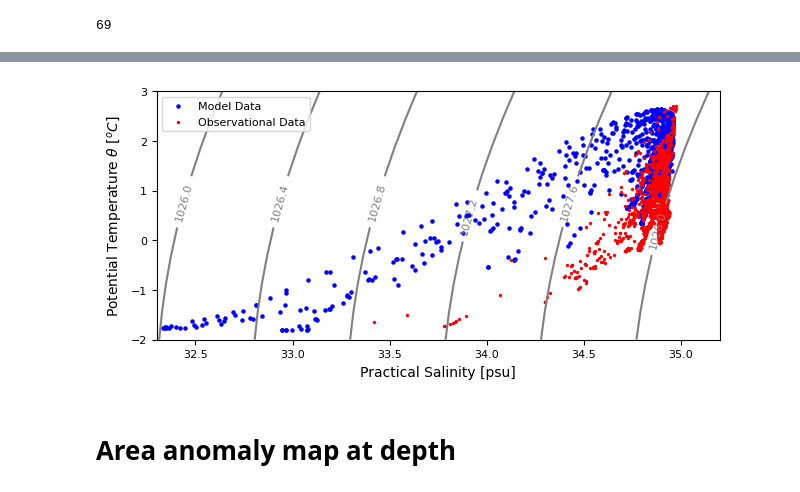
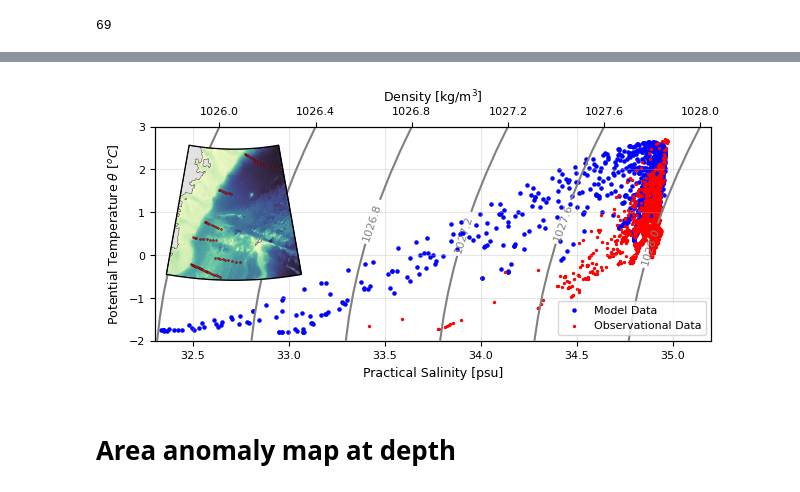
Before and after one commit to EirikKvamme/MScEirik, a Jupyter notebook: Observations/Observations_v2.ipynb, the cells around one changed output, grey strips where cells are left out. Cells and saved outputs as stored; diff of their text form; code cells hidden in the pictures.

```diff
--- a/Observations/Observations_v2.ipynb
+++ b/Observations/Observations_v2.ipynb
@@ -303,7 +303,7 @@ mean_all = np.mean(S_mean_Z)
 temp_median = np.mean(temp_median_Z)
 temp_mean = np.mean(temp_mean_Z)
 # %%
-fig, (ax1,ax2) = plt.subplots(1,2,figsize=(6.2217, 4),layout='constrained',sharey=True)
+fig, (ax1,ax2) = plt.subplots(1,2,figsize=(6.2217, 3),layout='constrained',sharey=True)
 #ax1.set_title('a) Model salinity anomaly from all observations',fontweight='bold',fontsize=12)
 
 for data in anom_SA:
@@ -316,7 +316,7 @@ ax1.plot(S_median_Z,anom_SA[0][0].Z,color='red',label=f'Median = {np.round(media
 
 ax1.set_xlim(-2,0.5)
 ax1.set_ylim(anom_SA[0][0].Z[-1],anom_SA[0][0].Z[0])
-ax1.set_yticks([anom_SA[0][0].Z[-1],-20,-30,-50,-100,-150,-200,-300,anom_SA[0][0].Z[0]])
+ax1.set_yticks([anom_SA[0][0].Z[-1],-30,-50,-100,-150,-200,-300,anom_SA[0][0].Z[0]])
 ax1.set_ylabel('Depth [-m]')
 ax1.set_xlabel('Practical Salinity Anomaly [psu]')
 ax1.grid()
@@ -333,14 +333,14 @@ ax2.plot(temp_mean_Z,anom_SA[0][0].Z,color='blue',label=f'Mean = {np.round(temp_
 ax2.plot(temp_median_Z,anom_SA[0][0].Z,color='red',label=f'Median = {np.round(temp_median,2)}')
 
 ax2.set_ylim(anom_SA[0][0].Z[-1],anom_SA[0][0].Z[0])
-ax2.set_yticks([anom_SA[0][0].Z[-1],-20,-30,-50,-100,-150,-200,-300,anom_SA[0][0].Z[0]])
+ax2.set_yticks([anom_SA[0][0].Z[-1],-30,-50,-100,-150,-200,-300,anom_SA[0][0].Z[0]])
 # ax2.set_ylabel('Depth [-m]',fontsize=12)
 ax2.set_xlabel(r'Potential Temperature (\theta) Anomaly [$^oC$]')
 ax2.grid()
 ax2.legend(loc='lower left')
 
-ax1.annotate(text='(a)',xy=[-1.95,-20],fontweight='bold')
-ax2.annotate(text='(b)',xy=[-3.4,-20],fontweight='bold')
+ax1.annotate(text='(a)',xy=[-1.95,-25],fontweight='bold',fontsize=11)
+ax2.annotate(text='(b)',xy=[-3.4,-25],fontweight='bold',fontsize=11)
 
 fig.savefig(r'/nird/home/ekv036/MSc/Fig/modelBias',dpi=300, facecolor='w', edgecolor='w',
           orientation='landscape', format=None,
@@ -465,4 +465,8 @@ fig.savefig(r'/nird/home/ekv036/MSc/Fig/density_prof',dpi=300, facecolor='w', ed
 # %%
+depth = xr.open_dataset(r'/nird/projects/NS9608K/MSc_EK/Data/Depth_res.nc')['Depth'].sel(Y=slice(69,76)).sel(X=slice(-22.5,-2.5))
+depth_notZero = depth
+depth = depth.where(depth>=0,np.nan)
+
 # T-S plot
 T_lin = np.linspace(-2,3,10)
 S_lin = np.linspace(32.3,35.2,10)
@@ -475,35 +479,85 @@ for x in S_lin:
         column.append(unesco(x,y,0))
     sigma.append(column)
 
 
 fig, ax = plt.subplots(figsize=(6.2217, 3),layout='constrained')
 for data in sec_mod:
     for subdata in data:
         ax.scatter(subdata.S,subdata.Temp,s=5,color='blue',label='Model Data')
 
 for data in sec_obs:
     for subdata in data:
         ax.scatter(subdata.S,subdata.PT,s=2,color='red',label='Observational Data')
 
 cntr = ax.contour(S_lin,T_lin,np.array(sigma).transpose(),colors='grey')
 ax.clabel(cntr,fmt="%2.1f",use_clabeltext=True, fontsize=8)
 
 ax.set_xlim(32.3,35.2)
 ax.set_ylim(-2,3)
 
 ax.set_xlabel('Practical Salinity [psu]')
 ax.set_ylabel(r'Potential Temperature $\theta$ [$^oC$]')
 
+ax2 = ax.twiny()
+
+denX = [sig[-1] for sig in sigma]
+ax2.set_xlim(denX[0],denX[-1])
+ax2.set_xticks([1026.0,1026.4,1026.8,1027.2,1027.6,1028.0])
+ax2.set_xlabel('Density [kg/m$^3$]')
+
 # Create custom legend
 handles, labels = ax.get_legend_handles_labels()
 by_label = dict(zip(labels, handles))
-ax.legend(by_label.values(), by_label.keys(), loc='upper left')
+ax.legend(by_label.values(), by_label.keys(), loc='lower right')
+
+ax.grid(alpha=0.3)
+
+# Map of observations
+inset_ax = fig.add_axes([0.05, 0.125, 0.4, 0.7], projection=ccrs.NorthPolarStereo(central_longitude=-12.5))
+inset_ax.pcolormesh(depth.X, depth.Y, depth, cmap=cmo.deep, transform=ccrs.PlateCarree())
+inset_ax.contour(depth_notZero.X,depth_notZero.Y,depth_notZero,[0],colors='black', linewidths=0.25, transform=ccrs.PlateCarree())
+land = depth_notZero.where(depth_notZero==0)
+
+inset_ax.pcolormesh(land.X,land.Y,land,cmap='Greys',vmin=-25,vmax=100, transform=ccrs.PlateCarree())
+for data in sec_obs:
+    for subdata in data:
+        inset_ax.scatter(subdata.X,subdata.Y,s=2, color='red', edgecolor='black', linewidths=0.25, transform=ccrs.PlateCarree())
+
+inset_ax.set_extent([-25, 6, 65, 76], crs=ccrs.PlateCarree())
+
+# Create a custom path for the extent in PlateCarree projection
+extent = [-22.5+12.5, -2.5+12.5, 69, 76]
+num_points = 100
+bottom_lons = np.linspace(extent[0], extent[1], num_points)
+top_lons = np.linspace(extent[1], extent[0], num_points)
+bottom_lats = np.full_like(bottom_lons, extent[2])
+top_lats = np.full_like(top_lons, extent[3])
+
+# Combine the vertices
+verts = np.vstack([
+    np.column_stack([bottom_lons, bottom_lats]),
+    np.column_stack([top_lons, top_lats])
+])
+
+# Transform the vertices to the NorthPolarStereo projection
+proj = ccrs.NorthPolarStereo()
+verts_proj = proj.transform_points(ccrs.PlateCarree(), verts[:, 0], verts[:, 1])
+verts_proj = verts_proj[:, :2]  # Only keep x and y coordinates
+
+# Create the path
+codes = [Path.MOVETO] + [Path.LINETO] * (len(verts_proj) - 1) + [Path.CLOSEPOLY]
+path = Path(np.vstack([verts_proj, verts_proj[0]]), codes)
+patch = PathPatch(path, transform=inset_ax.transData, edgecolor='black', facecolor='none')
+inset_ax.add_patch(patch)
+
+# Set the boundary using the transformed path
+inset_ax.set_boundary(patch.get_path(), transform=inset_ax.transData)
 
 fig.savefig('/nird/home/ekv036/MSc/Fig/TS_plot',dpi=300, facecolor='w', edgecolor='w',
           orientation='landscape', format=None,
           transparent=False, bbox_inches=None,pad_inches=0.25)
 # %% [output]
-[figure, old version]
+[figure, new version]
 # %% [markdown]
 # Area anomaly map at depth
 # %%
```
Also changed, not shown: parts of 4 cells of this notebook, 1 other file.
